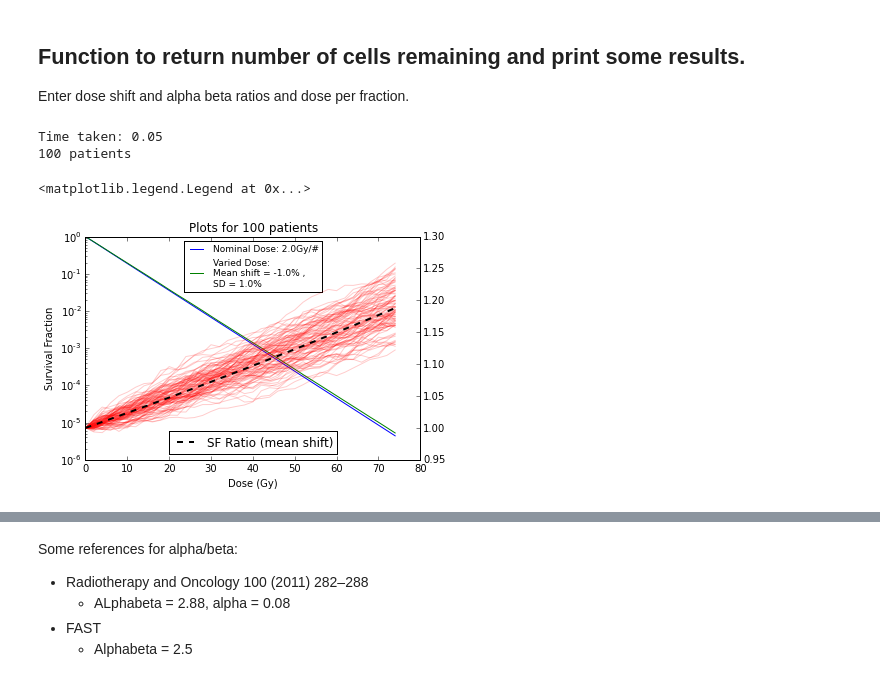
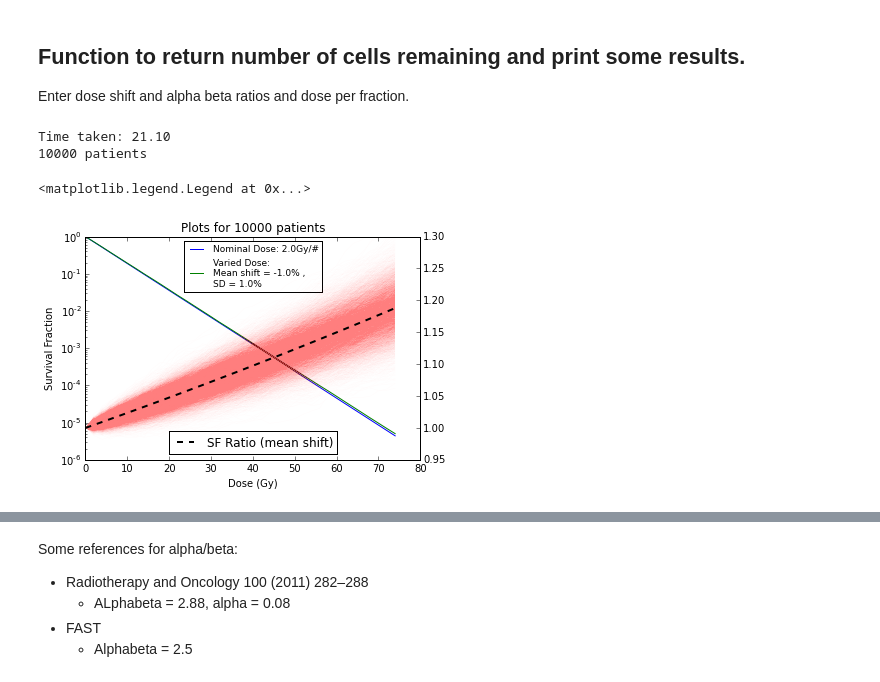
Before and after one commit to mbolt01/InitialCode, a Jupyter notebook: Survival Fraction.ipynb, the cells around one changed output, grey strips where cells are left out. Saved outputs shown, nothing was run; the diff lists cells and outputs as text; code cells hidden in the pictures.

Commit message:
plot of SF distribution

```diff
--- a/Survival Fraction.ipynb
+++ b/Survival Fraction.ipynb
@@ -321,12 +321,13 @@ t0 = time.time()
 
 all_patients=np.empty(shape=0)
 
+test=[]
 for i in range(0,12):
     test=np.append(test,np.mod(i,4)+1)
 
 test2 = np.reshape(test,[3,-1])
 
-n_pts = 100
+n_pts = 10000
 
 num_frac = 37
 num_frac_arr = np.arange(0,num_frac+1,1)
@@ -336,9 +337,14 @@ DoseArray = num_frac_arr*DperF
 shift_dose_mean = -1.0
 shift_dose_sd = 1.0
 
+#progressbar
+pb = FloatProgress(min=0, max=1)
+display(pb)
+
 for i in range(0,n_pts):
     a,b,c,d,e,f,g = NoCellsRemaining(NoFrac=num_frac, doseperfrac=DperF, dose_shift_mean = shift_dose_mean, dose_sd = shift_dose_sd, alpha=0.1, alphabetaratio=3.0, N0=1E9)
     all_patients = np.append(all_patients,f) # collate Svar for each iteration
+    pb.value = (i+1)/n_pts
 
 all_patients=np.reshape(all_patients, (n_pts,-1))
 
@@ -367,32 +373,36 @@ print(str(n_pts) + ' patients')
 #plt2.plot(DoseArray,g, label = 'SF Ratio (mean shift)', color='red', ls='--')
 #plt.legend(loc='lower center')
 # %% [output]
-Time taken: 0.05
-100 patients
+Time taken: 21.10
+10000 patients
 # %%
 ## Plot of results
 plt.semilogy(DoseArray, a, label = 'Nominal Dose: ' + str(DperF) + 'Gy/#')
 plt.semilogy(DoseArray, b, label = 'Varied Dose: \nMean shift = ' + str(shift_dose_mean) + '% , \nSD = ' + str(shift_dose_sd) + '%')
 plt.ylim(1e-6,1)
 plt.xlim(0,100)
 plt.xlabel('Dose (Gy)')
 plt.ylabel('Survival Fraction')
 plt.legend(loc='upper center',prop={'size':9})
 ##plt.semilogy(NoFracArr, Nsf)
 plt2 = plt.twinx()
 plt2.set_ylim(0.95,1.3)
 
-pltpoints = 100 # number of patients to plot
+pb = FloatProgress(min=0, max=1)
+display(pb)
+
+pltpoints = n_pts # number of patients to plot - set to a number if don't want to plot them all
 #plt2.plot(DoseArray,g, label = 'SF Ratio (mean shift)', color='black', ls='--', linewidth = 2)
 plt.title('Plots for ' + str(n_pts) + ' patients')
 for i in range(0,pltpoints):
-    plt2.plot(DoseArray,all_patients[i], color='red', alpha=0.2)
+    plt2.plot(DoseArray,all_patients[i], color='red', alpha=0.01)
     #plt.savefig('NPL_Paper_Plots/FinalData/SF-each_patient' + str(i) + '.png', bbox_inches='tight', dpi=300)
+    pb.value = (i+1)/pltpoints
 
 plt2.plot(DoseArray,g, label = 'SF Ratio (mean shift)', color='black', ls='--', linewidth = 2)
 plt.legend(loc='lower center')
 
 #plt.savefig('NPL_Paper_Plots/FinalData/SF-each_patient-ALL100.png', bbox_inches='tight', dpi=300)
 # %% [output]
 <matplotlib.legend.Legend at 0x...>
-[figure, old version]
+[figure, new version]
```
Also changed, not shown: parts of 7 cells of this notebook.
